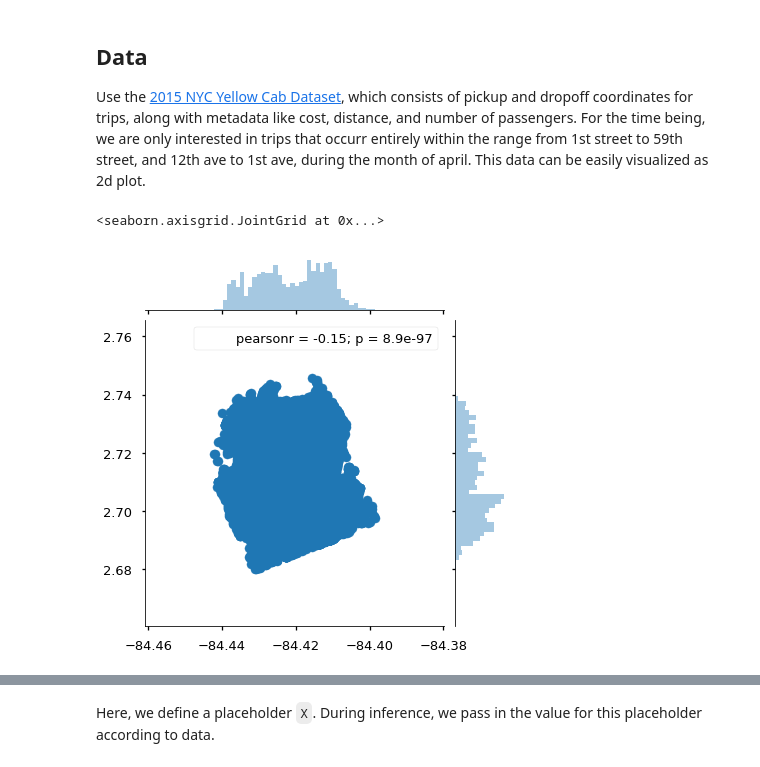
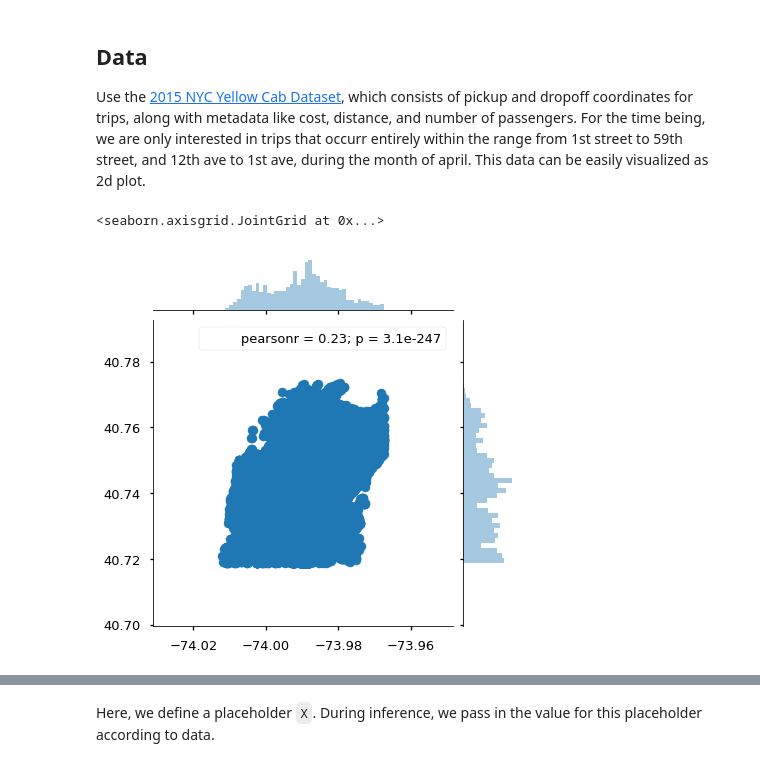
Before and after one commit to colby-j-wise/Probabilistic_Programming, a Jupyter notebook: FinalProject.ipynb, the cells around one changed output, grey strips where cells are left out. Saved outputs shown, nothing was run; the diff lists cells and outputs as text; code cells hidden in the pictures.

```diff
--- a/FinalProject.ipynb
+++ b/FinalProject.ipynb
@@ -46,8 +46,8 @@ LIMIT
 # %%
 dataset = data.get_data('datasets/results-20171101-101319.csv', name="raw_coordinates")
 with tf.Session() as sess:
-    rotated_data = sess.run(data.rotate(dataset, np.pi * 0.15))
+    rotated_data = sess.run(data.rotate(dataset, np.pi * 0.0))
 sns.jointplot(x=rotated_data[0, :], y=rotated_data[1, :])
 # %% [output]
 <seaborn.axisgrid.JointGrid at 0x...>
-[figure, old version]
+[figure, new version]
```
Also changed, not shown: parts of 5 cells of this notebook.
